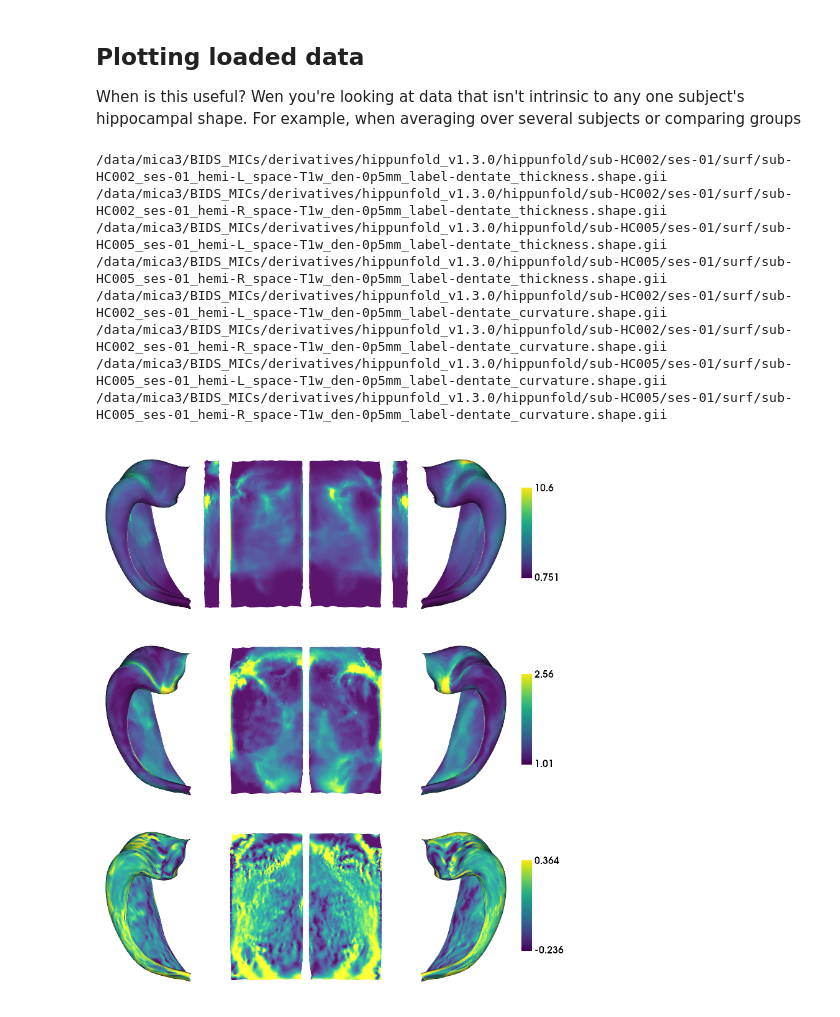
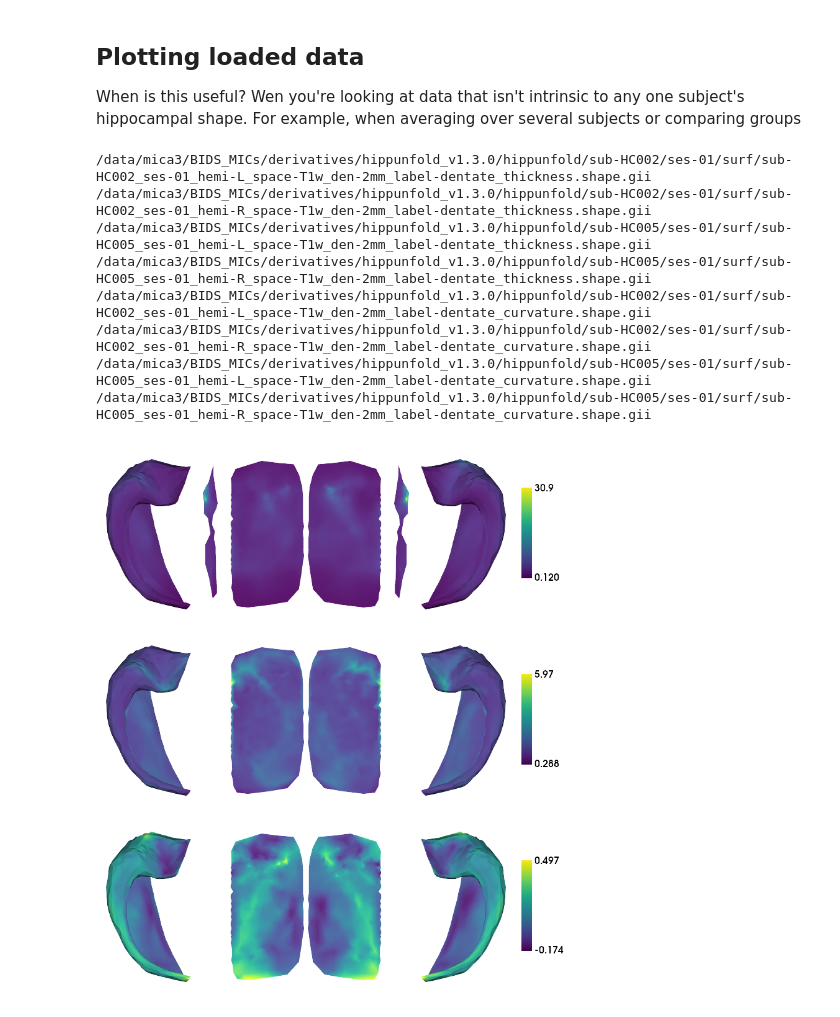
Before and after one commit to jordandekraker/hippomaps, a Jupyter notebook: hippomaps/demos/plotting_tester.ipynb, the cells around one changed output. Cells and saved outputs as stored; diff of their text form; code cells hidden in the pictures.

```diff
--- a/hippomaps/demos/plotting_tester.ipynb
+++ b/hippomaps/demos/plotting_tester.ipynb
@@ -57,41 +57,41 @@ When is this useful? Wen you're looking at data that isn't intrinsic to any one
 # %%
 hippunfold_dir = '/data/mica3/BIDS_MICs/derivatives/hippunfold_v1.3.0/hippunfold'
 subs = ['sub-HC002', 'sub-HC005']
 ses='ses-01'
 features = ['gyrification', 'thickness', 'curvature']
 hemis = ['L','R']
 labels=['hipp','dentate']
-den = 'den-0p5mm'
+den = '2mm'
 size=[400,200]
 resourcesdir = '/export03/data/opt/hippunfold_toolbox/resources'
 
-ind = [range(7262), range(7262,7262+1788)]
-hipp_dat = np.zeros([7262+1788,2,len(subs),len(features)])*np.nan
+nV,iV = hm.config.get_nVertices(labels,den)
+hipp_dat = np.zeros([nV,2,len(subs),len(features)])*np.nan
 for f,feature in enumerate(features):
     for s,sub in enumerate(subs):
         for h,hemi in enumerate(hemis):
             for l,label in enumerate(labels):
                 fn = f'{hippunfold_dir}/{sub}/{ses}/surf/'\
                                  f'{sub}_{ses}_hemi-{hemi}_space-T1w'\
-                                 f'_den-0p5mm_label-{label}_{feature}.shape.gii'
+                                 f'_den-{den}_label-{label}_{feature}.shape.gii'
                 try:
                     d = nib.load(fn)
-                    hipp_dat[ind[l],h,s,f] = d.darrays[0].data
+                    hipp_dat[iV[l],h,s,f] = d.darrays[0].data
                 except:
                     print(fn)
 hipp_dat[:,0,:,2] = -hipp_dat[:,0,:,2] # flip left curvature
 
-hm.plotting.surfplot_canonical_foldunfold(np.mean(hipp_dat[:,:,:,:],axis=2), tighten_cwindow=True, unfoldAPrescale=False, embed_nb=True, color_bar='right', share='row')
+hm.plotting.surfplot_canonical_foldunfold(np.mean(hipp_dat,axis=2), den=den, tighten_cwindow=False, unfoldAPrescale=False, embed_nb=True, color_bar='right', share='row')
 # %% [output]
-/data/mica3/BIDS_MICs/derivatives/hippunfold_v1.3.0/hippunfold/sub-HC002/ses-01/surf/sub-HC002_ses-01_hemi-L_space-T1w_den-0p5mm_label-dentate_thickness.shape.gii
-/data/mica3/BIDS_MICs/derivatives/hippunfold_v1.3.0/hippunfold/sub-HC002/ses-01/surf/sub-HC002_ses-01_hemi-R_space-T1w_den-0p5mm_label-dentate_thickness.shape.gii
-/data/mica3/BIDS_MICs/derivatives/hippunfold_v1.3.0/hippunfold/sub-HC005/ses-01/surf/sub-HC005_ses-01_hemi-L_space-T1w_den-0p5mm_label-dentate_thickness.shape.gii
-/data/mica3/BIDS_MICs/derivatives/hippunfold_v1.3.0/hippunfold/sub-HC005/ses-01/surf/sub-HC005_ses-01_hemi-R_space-T1w_den-0p5mm_label-dentate_thickness.shape.gii
-/data/mica3/BIDS_MICs/derivatives/hippunfold_v1.3.0/hippunfold/sub-HC002/ses-01/surf/sub-HC002_ses-01_hemi-L_space-T1w_den-0p5mm_label-dentate_curvature.shape.gii
-/data/mica3/BIDS_MICs/derivatives/hippunfold_v1.3.0/hippunfold/sub-HC002/ses-01/surf/sub-HC002_ses-01_hemi-R_space-T1w_den-0p5mm_label-dentate_curvature.shape.gii
-/data/mica3/BIDS_MICs/derivatives/hippunfold_v1.3.0/hippunfold/sub-HC005/ses-01/surf/sub-HC005_ses-01_hemi-L_space-T1w_den-0p5mm_label-dentate_curvature.shape.gii
-/data/mica3/BIDS_MICs/derivatives/hippunfold_v1.3.0/hippunfold/sub-HC005/ses-01/surf/sub-HC005_ses-01_hemi-R_space-T1w_den-0p5mm_label-dentate_curvature.shape.gii
+/data/mica3/BIDS_MICs/derivatives/hippunfold_v1.3.0/hippunfold/sub-HC002/ses-01/surf/sub-HC002_ses-01_hemi-L_space-T1w_den-2mm_label-dentate_thickness.shape.gii
+/data/mica3/BIDS_MICs/derivatives/hippunfold_v1.3.0/hippunfold/sub-HC002/ses-01/surf/sub-HC002_ses-01_hemi-R_space-T1w_den-2mm_label-dentate_thickness.shape.gii
+/data/mica3/BIDS_MICs/derivatives/hippunfold_v1.3.0/hippunfold/sub-HC005/ses-01/surf/sub-HC005_ses-01_hemi-L_space-T1w_den-2mm_label-dentate_thickness.shape.gii
+/data/mica3/BIDS_MICs/derivatives/hippunfold_v1.3.0/hippunfold/sub-HC005/ses-01/surf/sub-HC005_ses-01_hemi-R_space-T1w_den-2mm_label-dentate_thickness.shape.gii
+/data/mica3/BIDS_MICs/derivatives/hippunfold_v1.3.0/hippunfold/sub-HC002/ses-01/surf/sub-HC002_ses-01_hemi-L_space-T1w_den-2mm_label-dentate_curvature.shape.gii
+/data/mica3/BIDS_MICs/derivatives/hippunfold_v1.3.0/hippunfold/sub-HC002/ses-01/surf/sub-HC002_ses-01_hemi-R_space-T1w_den-2mm_label-dentate_curvature.shape.gii
+/data/mica3/BIDS_MICs/derivatives/hippunfold_v1.3.0/hippunfold/sub-HC005/ses-01/surf/sub-HC005_ses-01_hemi-L_space-T1w_den-2mm_label-dentate_curvature.shape.gii
+/data/mica3/BIDS_MICs/derivatives/hippunfold_v1.3.0/hippunfold/sub-HC005/ses-01/surf/sub-HC005_ses-01_hemi-R_space-T1w_den-2mm_label-dentate_curvature.shape.gii
-[figure, old version]
+[figure, new version]
 # %%
 hippunfold_dir = '/export03/data/unfolded_registration/hippunfold_v1.3.0_100um/hippunfold'
 subs = ['sub-bbhist', 'sub-122017']
```
Also changed, not shown: parts of 1 cell of this notebook, 3 other files.
